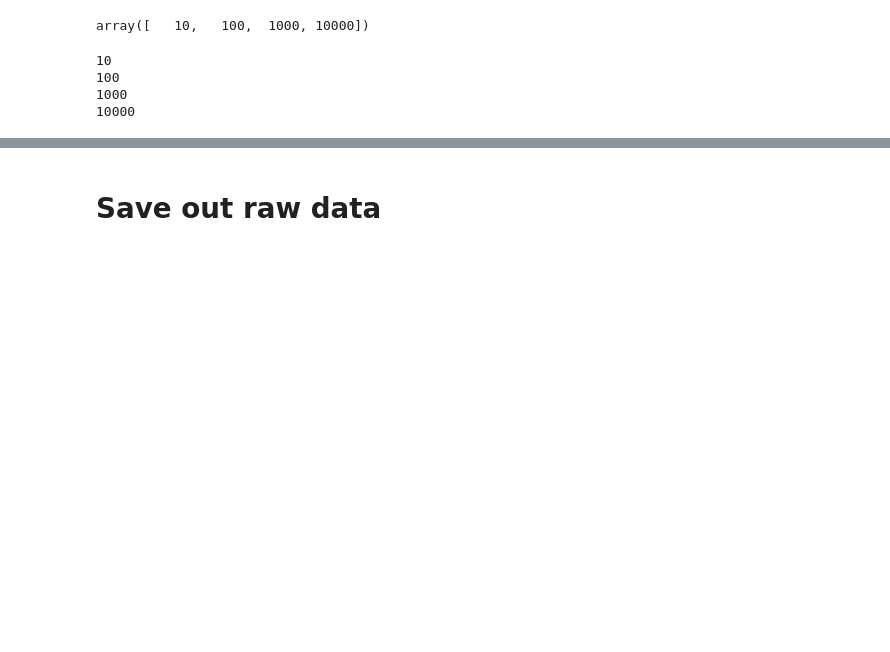
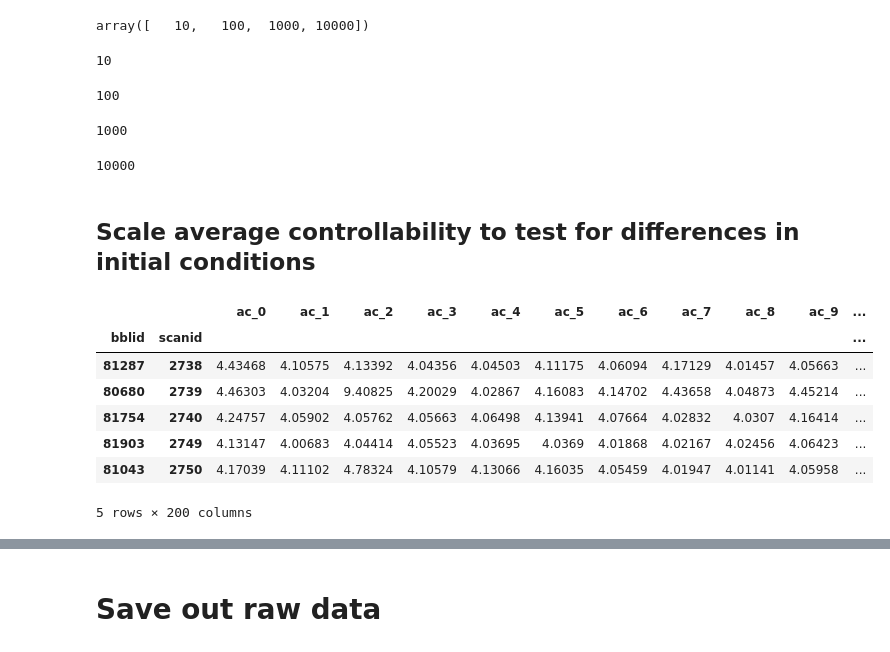
Before and after one commit to lindenmp/neurodev_cs_predictive, a Jupyter notebook: 1_code/1_compute_node_features.ipynb, the cells around one changed output, grey strips where cells are left out. Drawn from its saved outputs; the diff is of its cells as text; code cells hidden in the pictures; blank space fills up the shorter version.

```diff
--- a/1_code/1_compute_node_features.ipynb
+++ b/1_code/1_compute_node_features.ipynb
@@ -58,7 +74,7 @@ if not os.path.exists(figdir): os.makedirs(figdir)
 ## Load data
 # %%
 # Load data
-df = pd.read_csv(os.path.join(os.environ['PIPELINEDIR'], '0_get_sample', 'out', 'df.csv'))
+df = pd.read_csv(os.path.join(os.environ['PIPELINEDIR'], '0_get_sample', 'out', exclude_str+'_df.csv'))
 df.set_index(['bblid', 'scanid'], inplace = True)
 print(df.shape)
 # %% [output]
@@ -71,7 +87,10 @@ if parc_scale == 200:
 # output dataframe
 str_labels = ['str_' + str(i) for i in range(num_parcels)]
 ac_labels = ['ac_' + str(i) for i in range(num_parcels)]
+bc_labels = ['bc_' + str(i) for i in range(num_parcels)]
+cc_labels = ['cc_' + str(i) for i in range(num_parcels)]
+sgc_labels = ['sgc_' + str(i) for i in range(num_parcels)]
 
-df_node = pd.DataFrame(index = df.index, columns = str_labels + ac_labels)
+df_node = pd.DataFrame(index = df.index, columns = str_labels + ac_labels + bc_labels + cc_labels + sgc_labels)
 print(df_node.shape)
 # %% [output]
@@ -82,6 +101,8 @@ print(df_node.shape)
 # subject filter
 subj_filt = np.zeros((df.shape[0],)).astype(bool)
 # %%
+print(os.environ['CONN_STR'])
+
 A = np.zeros((num_parcels, num_parcels, df.shape[0]))
 for (i, (index, row)) in enumerate(df.iterrows()):
     file_name = os.environ['SC_NAME_TMP'].replace("scanid", str(index[1]))
@@ -91,9 +112,9 @@ for (i, (index, row)) in enumerate(df.iterrows()):
     if len(full_path) > 0:
         mat_contents = sio.loadmat(full_path[0])
         a = mat_contents[os.environ['CONN_STR']]
-        if parc_str == 'lausanne' and parc_variant == 'cortex_only':
-            a = a[parcel_loc == 1,:]
-            a = a[:,parcel_loc == 1]
+        if parc_str == 'lausanne': # drop brainstem but retain subcortex.
+            a = a[parcel_loc != 2,:]
+            a = a[:,parcel_loc != 2]
         A[:,:,i] = a
     elif len(full_path) == 0:
         print(file_name + ': NOT FOUND')
@@ -177,13 +195,24 @@ df.loc[:,'network_density'] = A_d
 # fc stored as 3d matrix, subjects of 3rd dim
 S = np.zeros((df.shape[0], num_parcels))
 AC = np.zeros((df.shape[0], num_parcels))
+BC = np.zeros((df.shape[0], num_parcels))
+CC = np.zeros((df.shape[0], num_parcels))
+SGC = np.zeros((df.shape[0], num_parcels))
 
-for (i, (index, row)) in enumerate(df.iterrows()):
+# for (i, (index, row)) in enumerate(df.iterrows()):
+for i in tqdm(np.arange(df.shape[0])):
     S[i,:] = node_strength(A[:,:,i])
     AC[i,:] = ave_control(A[:,:,i])
+    G = from_numpy_matrix(A[:,:,i])
+    BC[i,:] = np.array(list(betweenness_centrality(G, normalized=False).values()))
+    CC[i,:] = np.array(list(closeness_centrality(G).values()))
+    SGC[i,:] = np.array(list(subgraph_centrality(G).values()))
 
 df_node.loc[:,str_labels] = S
 df_node.loc[:,ac_labels] = AC
+df_node.loc[:,bc_labels] = BC
+df_node.loc[:,cc_labels] = CC
+df_node.loc[:,sgc_labels] = SGC
 # %% [markdown]
 ## Recalculate average control at different C params
 # %%
@@ -202,13 +231,27 @@ for c in c_params:
 
     # fc stored as 3d matrix, subjects of 3rd dim
     AC = np.zeros((df.shape[0], num_parcels))
-    for (i, (index, row)) in enumerate(df.iterrows()):
+    for i in tqdm(np.arange(df.shape[0])):
         AC[i,:] = ave_control(A[:,:,i], c = c)
 
     df_node_ac_temp.loc[:,ac_labels_new] = AC
     df_node_ac_overc = pd.concat((df_node_ac_overc, df_node_ac_temp), axis = 1)
 # %% [output]
 10
-100
-1000
-10000
+100
+1000
+10000
+# %% [markdown]
+## Scale average controllability to test for differences in initial conditions
+# %%
+df_node_ac_i2 = df_node.loc[:,ac_labels] * (2**2)
+df_node_ac_i2.head()
+# %% [output]
+|  |  | ac_0 | ac_1 | ac_2 | ac_3 | ac_4 | ac_5 | ac_6 | ac_7 | ac_8 | ac_9 | ... |
+| bblid | scanid |  |  |  |  |  |  |  |  |  |  | ... |
+| 81287 | 2738 | 4.43468 | 4.10575 | 4.13392 | 4.04356 | 4.04503 | 4.11175 | 4.06094 | 4.17129 | 4.01457 | 4.05663 | ... |
+| 80680 | 2739 | 4.46303 | 4.03204 | 9.40825 | 4.20029 | 4.02867 | 4.16083 | 4.14702 | 4.43658 | 4.04873 | 4.45214 | ... |
+| 81754 | 2740 | 4.24757 | 4.05902 | 4.05762 | 4.05663 | 4.06498 | 4.13941 | 4.07664 | 4.02832 | 4.0307 | 4.16414 | ... |
+| 81903 | 2749 | 4.13147 | 4.00683 | 4.04414 | 4.05523 | 4.03695 | 4.0369 | 4.01868 | 4.02167 | 4.02456 | 4.06423 | ... |
+| 81043 | 2750 | 4.17039 | 4.11102 | 4.78324 | 4.10579 | 4.13066 | 4.16035 | 4.05459 | 4.01947 | 4.01141 | 4.05958 | ... |
+5 rows × 200 columns
```
Also changed, not shown: parts of 19 cells of this notebook, 1 other file.
